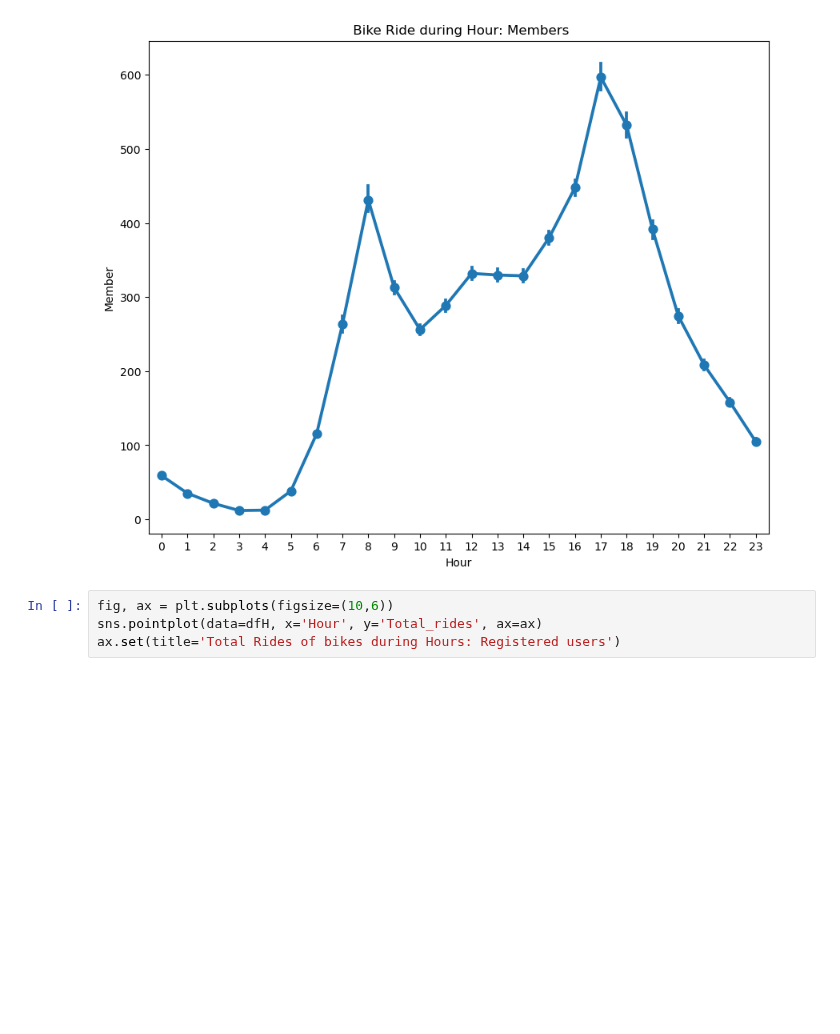
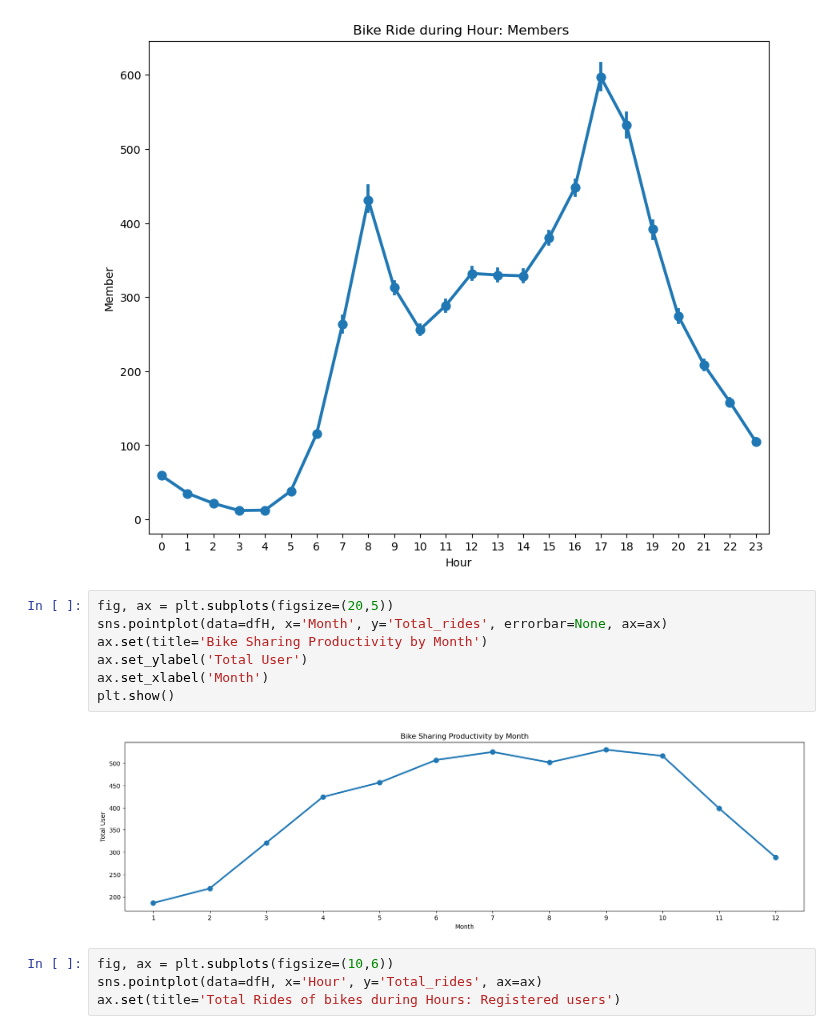
Before and after one commit to Sudha25a/Bike-project-3, a Jupyter notebook: Bike project Hour.ipynb, the cells around one changed output. Drawn from its saved outputs; the diff is of its cells as text; blank space fills up the shorter version.

```diff
--- a/Bike project Hour.ipynb
+++ b/Bike project Hour.ipynb
@@ -213,6 +213,15 @@ ax.set(title=' Bike Ride during Hour: Members')
 # %% [output]
 [Text(0.5, 1.0, ' Bike Ride during Hour: Members')]
 [figure]
+# %%
+fig, ax = plt.subplots(figsize=(20,5))
+sns.pointplot(data=dfH, x='Month', y='Total_rides', errorbar=None, ax=ax)
+ax.set(title='Bike Sharing Productivity by Month')
+ax.set_ylabel('Total User')
+ax.set_xlabel('Month')
+plt.show()
+# %% [output]
+[figure, added]
 # %%
 fig, ax = plt.subplots(figsize=(10,6))
 sns.pointplot(data=dfH, x='Hour', y='Total_rides', ax=ax)
```
Also changed, not shown: 1 other file.
